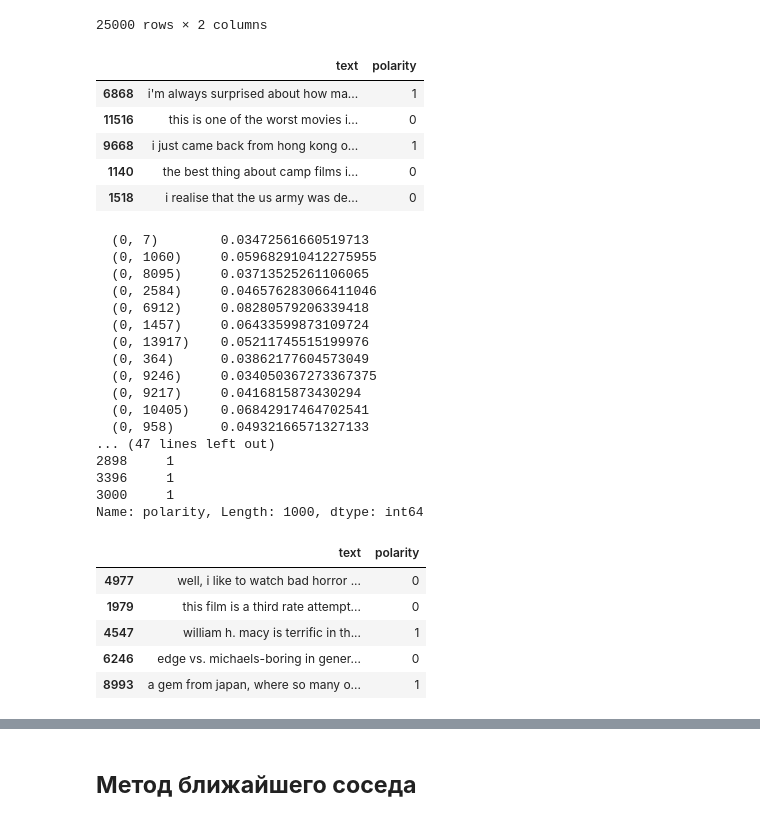
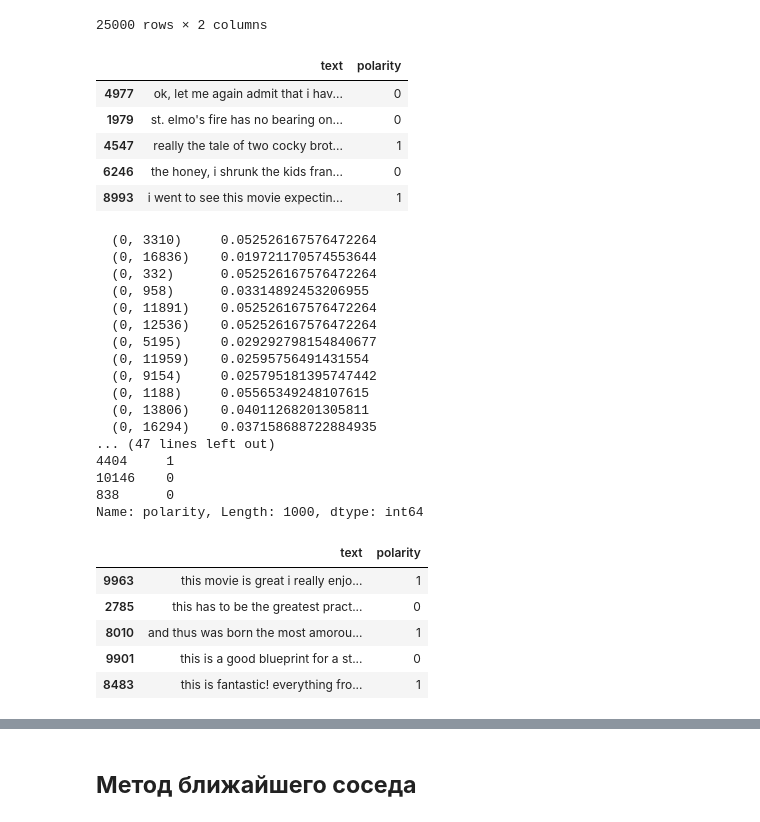
Before and after one commit to MacJei/comp_ling, a Jupyter notebook: ML_hw2.ipynb, the cells around one changed output, grey strips where cells are left out. Drawn from its saved outputs; the diff is of its cells as text; code cells hidden in the pictures.

```diff
--- a/ML_hw2.ipynb
+++ b/ML_hw2.ipynb
@@ -146,49 +147,49 @@ train
 25000 rows × 2 columns
 # %%
 train = shuffle(train, random_state=42)
-train = train[:1000]
+train = train[:10000]
 train.head()
 # %% [output]
 |  | text | polarity |
-| 6868 | i'm always surprised about how ma... | 1 |
-| 11516 | this is one of the worst movies i... | 0 |
-| 9668 | i just came back from hong kong o... | 1 |
-| 1140 | the best thing about camp films i... | 0 |
-| 1518 | i realise that the us army was de... | 0 |
+| 4977 | ok, let me again admit that i hav... | 0 |
+| 1979 | st. elmo's fire has no bearing on... | 0 |
+| 4547 | really the tale of two cocky brot... | 1 |
+| 6246 | the honey, i shrunk the kids fran... | 0 |
+| 8993 | i went to see this movie expectin... | 1 |
 # %%
 x_train = vectorizer.fit_transform(train.text)
 print(x_train)
 y_train = train.polarity
 print(y_train)
 # %% [output]
-  (0, 7)        0.03472561660519713
-  (0, 1060)     0.059682910412275955
-  (0, 8095)     0.03713525261106065
-  (0, 2584)     0.046576283066411046
-  (0, 6912)     0.08280579206339418
-  (0, 1457)     0.06433599873109724
-  (0, 13917)    0.05211745515199976
-  (0, 364)      0.03862177604573049
-  (0, 9246)     0.034050367273367375
-  (0, 9217)     0.0416815873430294
-  (0, 10405)    0.06842917464702541
-  (0, 958)      0.04932166571327133
+  (0, 3310)     0.052526167576472264
+  (0, 16836)    0.019721170574553644
+  (0, 332)      0.052526167576472264
+  (0, 958)      0.03314892453206955
+  (0, 11891)    0.052526167576472264
+  (0, 12536)    0.052526167576472264
+  (0, 5195)     0.029292798154840677
+  (0, 11959)    0.02595756491431554
+  (0, 9154)     0.025795181395747442
+  (0, 1188)     0.05565349248107615
+  (0, 13806)    0.04011268201305811
+  (0, 16294)    0.037158688722884935
 ... (47 lines left out)
-2898     1
-3396     1
-3000     1
+4404     1
+10146    0
+838      0
 Name: polarity, Length: 1000, dtype: int64
 # %%
 test = shuffle(test, random_state=42)
-test = test[:1000]
+test = test[:10000]
 test.head()
 # %% [output]
 |  | text | polarity |
-| 4977 | well, i like to watch bad horror ... | 0 |
-| 1979 | this film is a third rate attempt... | 0 |
-| 4547 | william h. macy is terrific in th... | 1 |
-| 6246 | edge vs. michaels-boring in gener... | 0 |
-| 8993 | a gem from japan, where so many o... | 1 |
+| 9963 | this movie is great i really enjo... | 1 |
+| 2785 | this has to be the greatest pract... | 0 |
+| 8010 | and thus was born the most amorou... | 1 |
+| 9901 | this is a good blueprint for a st... | 0 |
+| 8483 | this is fantastic! everything fro... | 1 |
 # %%
 x_test = vectorizer.transform(test.text)
 print(x_test)
```
Also changed, not shown: parts of 12 cells of this notebook.
